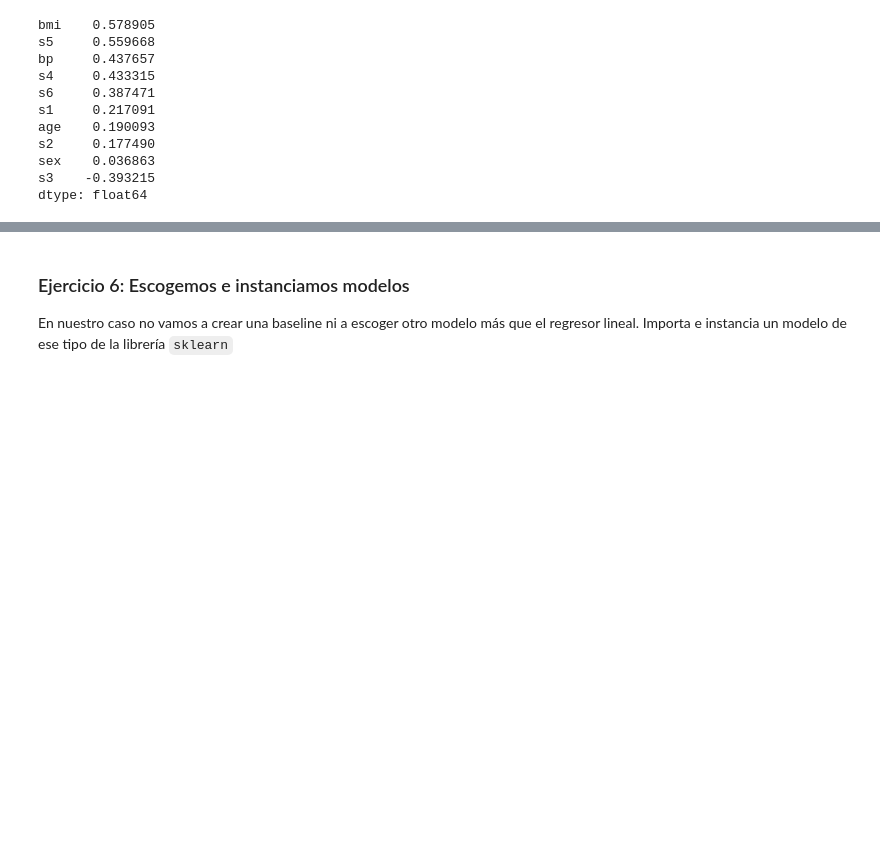
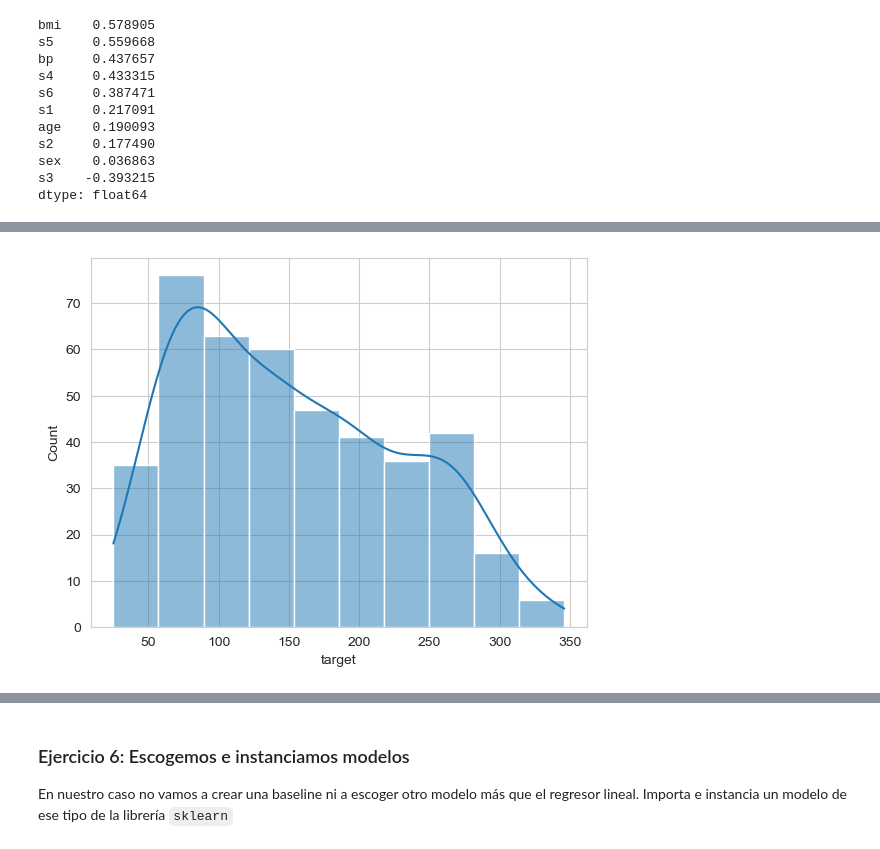
Before and after one commit to ANG112/ONLINE_DS_THEBRIDGE_ALFONSO_NIETO, a Jupyter notebook: 04_Machine_Learning/Sprint_12/Unidad_01/Ejercicios_Workout/13_Ejercicios_Modelado_RL.ipynb, the cells around one changed output, grey strips where cells are left out. Drawn from its saved outputs; the diff is of its cells as text; code cells hidden in the pictures; blank space fills up the shorter version.

```diff
--- a/04_Machine_Learning/Sprint_12/Unidad_01/Ejercicios_Workout/13_Ejercicios_Modelado_RL.ipynb
+++ b/04_Machine_Learning/Sprint_12/Unidad_01/Ejercicios_Workout/13_Ejercicios_Modelado_RL.ipynb
@@ -221,0 +243,6 @@ dtype: float64
+# %%
+sns.histplot(target_df["target"], kde= True)
+xlabel='target'
+ylabel='Count'
+# %% [output]
+[figure, added]
```
Also changed, not shown: parts of 5 cells of this notebook.
